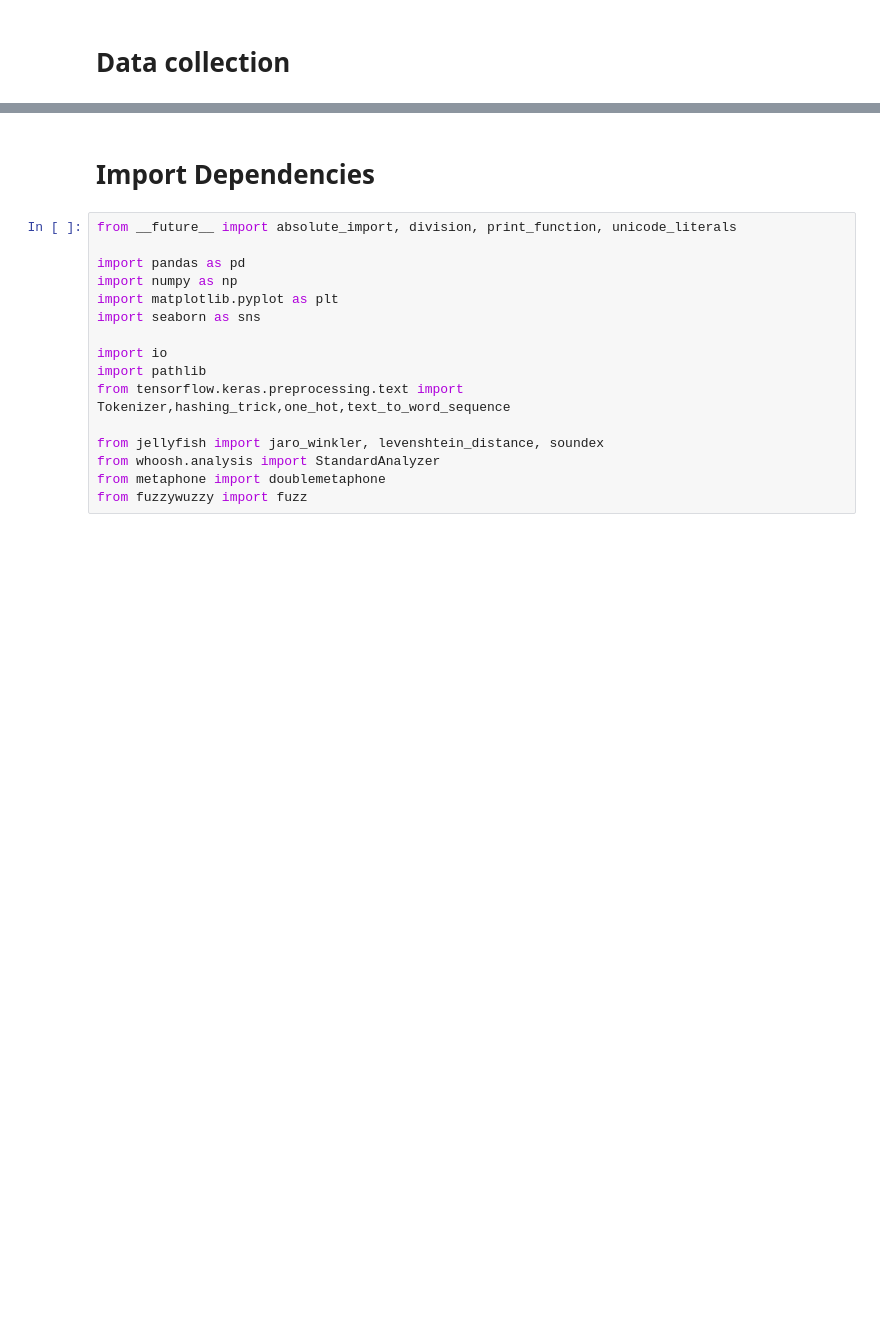
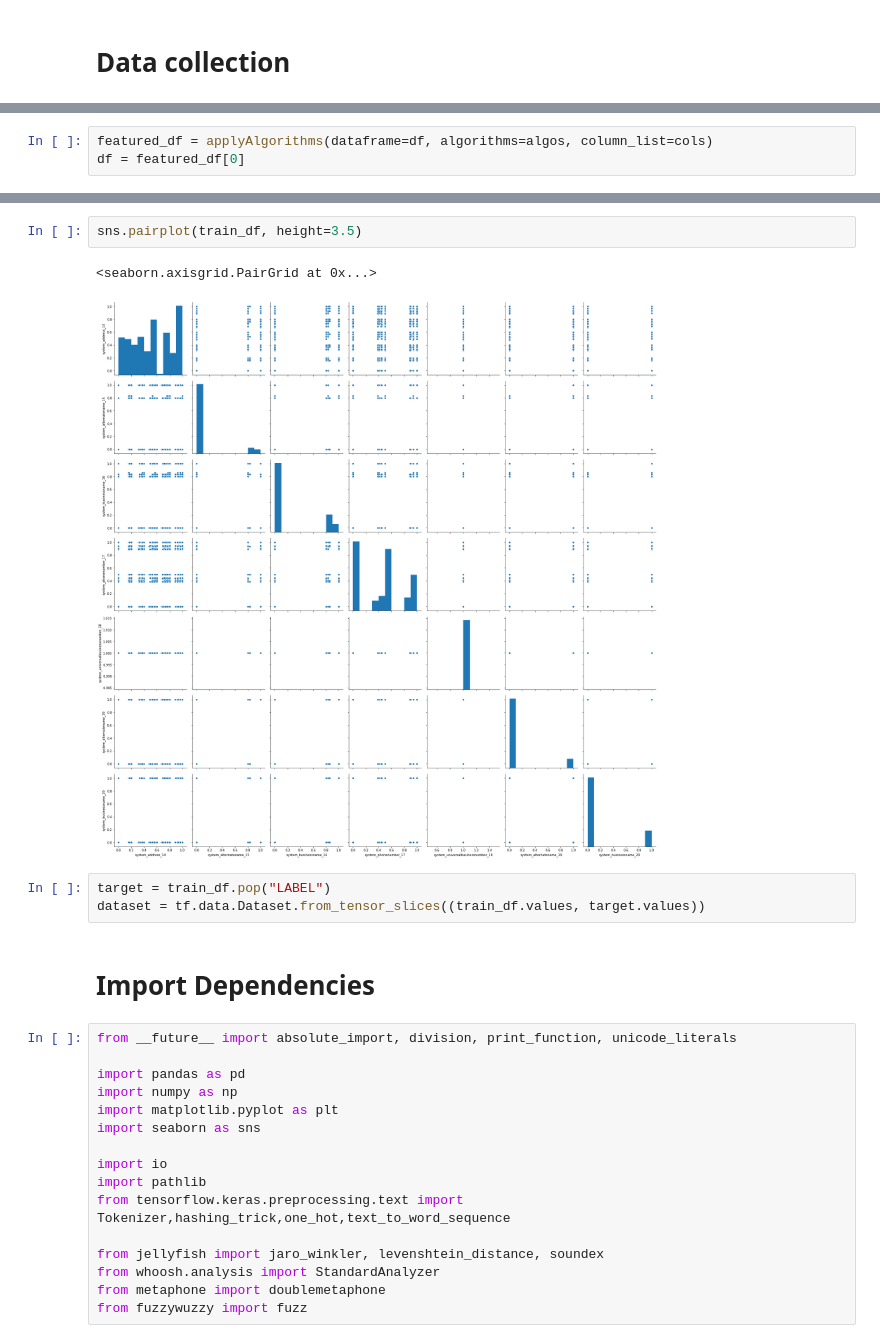
Before and after one commit to sachin032/TensorFlow, a Jupyter notebook: Exercise-1.ipynb, the cells around one changed output, grey strips where cells are left out. Drawn from its saved outputs; the diff is of its cells as text; blank space fills up the shorter version.

```diff
--- a/Exercise-1.ipynb
+++ b/Exercise-1.ipynb
@@ -68,0 +107,3 @@ Saving BigData.csv to BigData (3).csv
+# %%
+featured_df = applyAlgorithms(dataframe=df, algorithms=algos, column_list=cols)
+df = featured_df[0]
@@ -69,3 +146,11 @@ Saving BigData.csv to BigData (3).csv
+# %%
+sns.pairplot(train_df, height=3.5)
+# %% [output]
+<seaborn.axisgrid.PairGrid at 0x...>
+[figure, added]
+# %%
+target = train_df.pop("LABEL")
+dataset = tf.data.Dataset.from_tensor_slices((train_df.values, target.values))
 # %% [markdown]
 # **Import Dependencies**
 # %%
```
Also changed, not shown: parts of 16 cells of this notebook.
